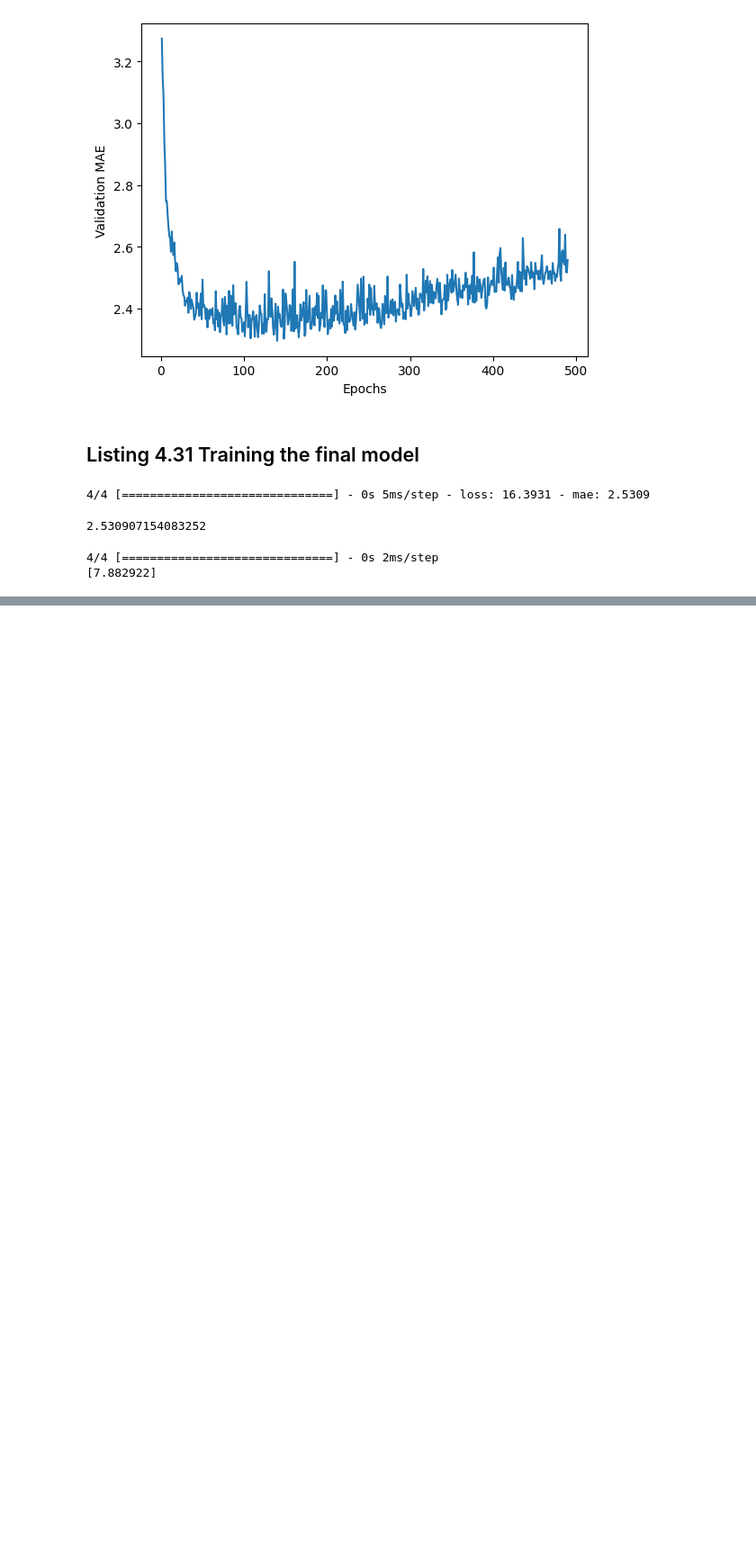
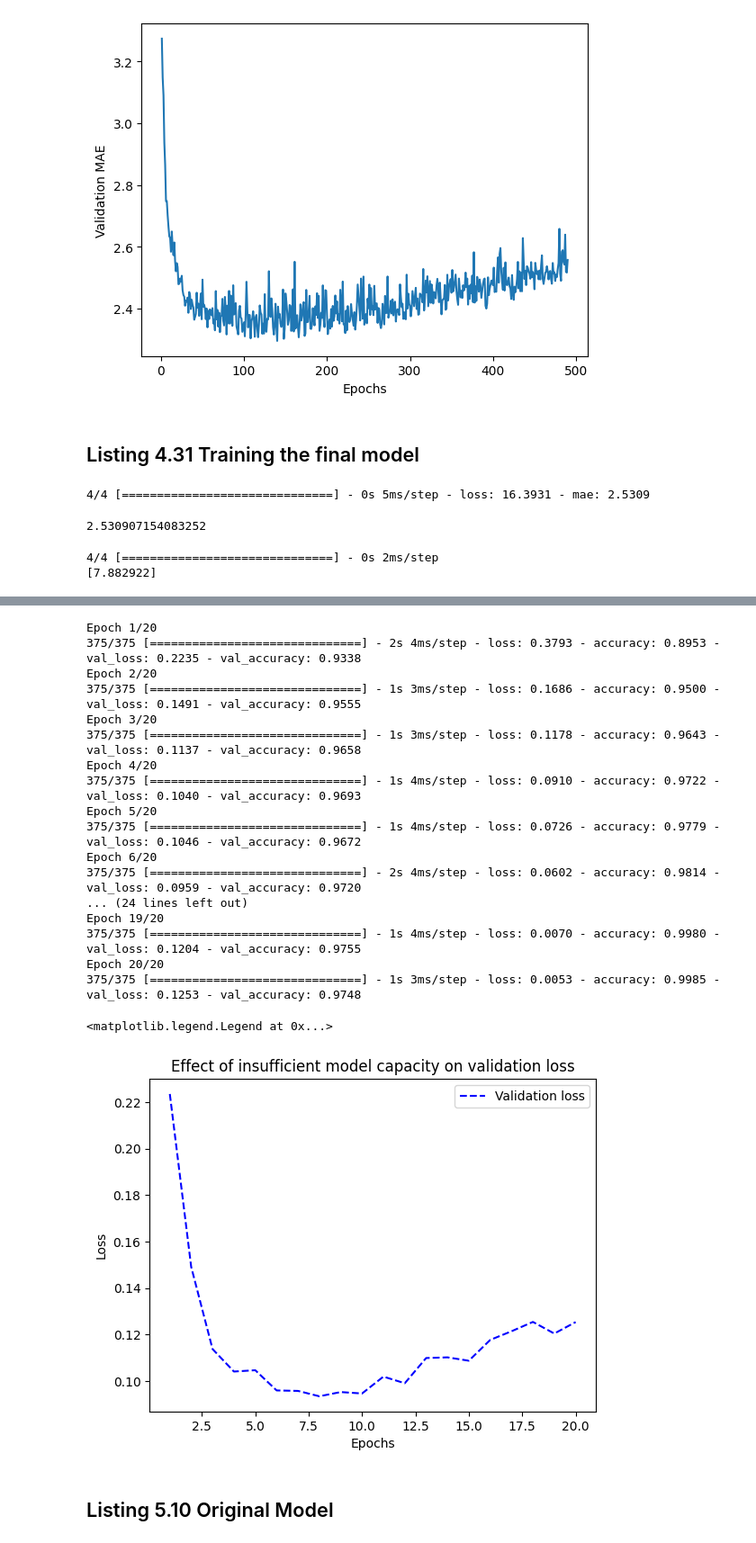
Before and after one commit to wrhansen/deep-learning-with-python-book, a Jupyter notebook: DeepLearningWithPython.ipynb, the cells around one changed output, grey strips where cells are left out. Shown: that part at 90% size. Cells and saved outputs as stored; diff of their text form; code cells hidden in the pictures; blank space fills up the shorter version.

```diff
--- a/DeepLearningWithPython.ipynb
+++ b/DeepLearningWithPython.ipynb
@@ -930,0 +1211,46 @@ print(predictions[0])
+# %%
+model = keras.Sequential([
+    layers.Dense(96, activation="relu"),
+    layers.Dense(96, activation="relu"),
+    layers.Dense(10, activation="softmax"),
+])
+model.compile(optimizer="rmsprop",
+              loss="sparse_categorical_crossentropy",
+              metrics=["accuracy"])
+history_large_model = model.fit(
+    train_images, train_labels,
+    epochs=20,
+    batch_size=128,
+    validation_split=0.2)
+
+import matplotlib.pyplot as plt
+val_loss = history_large_model.history["val_loss"]
+epochs = range(1, 21)
+plt.plot(epochs, val_loss, "b--",
+         label="Validation loss")
+plt.title("Effect of insufficient model capacity on validation loss")
+plt.xlabel("Epochs")
+plt.ylabel("Loss")
+plt.legend()
+# %% [output]
+Epoch 1/20
+375/375 [==============================] - 2s 4ms/step - loss: 0.3793 - accuracy: 0.8953 - val_loss: 0.2235 - val_accuracy: 0.9338
+Epoch 2/20
+375/375 [==============================] - 1s 3ms/step - loss: 0.1686 - accuracy: 0.9500 - val_loss: 0.1491 - val_accuracy: 0.9555
+Epoch 3/20
+375/375 [==============================] - 1s 3ms/step - loss: 0.1178 - accuracy: 0.9643 - val_loss: 0.1137 - val_accuracy: 0.9658
+Epoch 4/20
+375/375 [==============================] - 1s 4ms/step - loss: 0.0910 - accuracy: 0.9722 - val_loss: 0.1040 - val_accuracy: 0.9693
+Epoch 5/20
+375/375 [==============================] - 1s 4ms/step - loss: 0.0726 - accuracy: 0.9779 - val_loss: 0.1046 - val_accuracy: 0.9672
+Epoch 6/20
+375/375 [==============================] - 2s 4ms/step - loss: 0.0602 - accuracy: 0.9814 - val_loss: 0.0959 - val_accuracy: 0.9720
+... (24 lines left out)
+Epoch 19/20
+375/375 [==============================] - 1s 4ms/step - loss: 0.0070 - accuracy: 0.9980 - val_loss: 0.1204 - val_accuracy: 0.9755
+Epoch 20/20
+375/375 [==============================] - 1s 3ms/step - loss: 0.0053 - accuracy: 0.9985 - val_loss: 0.1253 - val_accuracy: 0.9748
+<matplotlib.legend.Legend at 0x...>
+[figure, added]
+# %% [markdown]
+## Listing 5.10 Original Model
```
Also changed, not shown: parts of 28 cells of this notebook.
